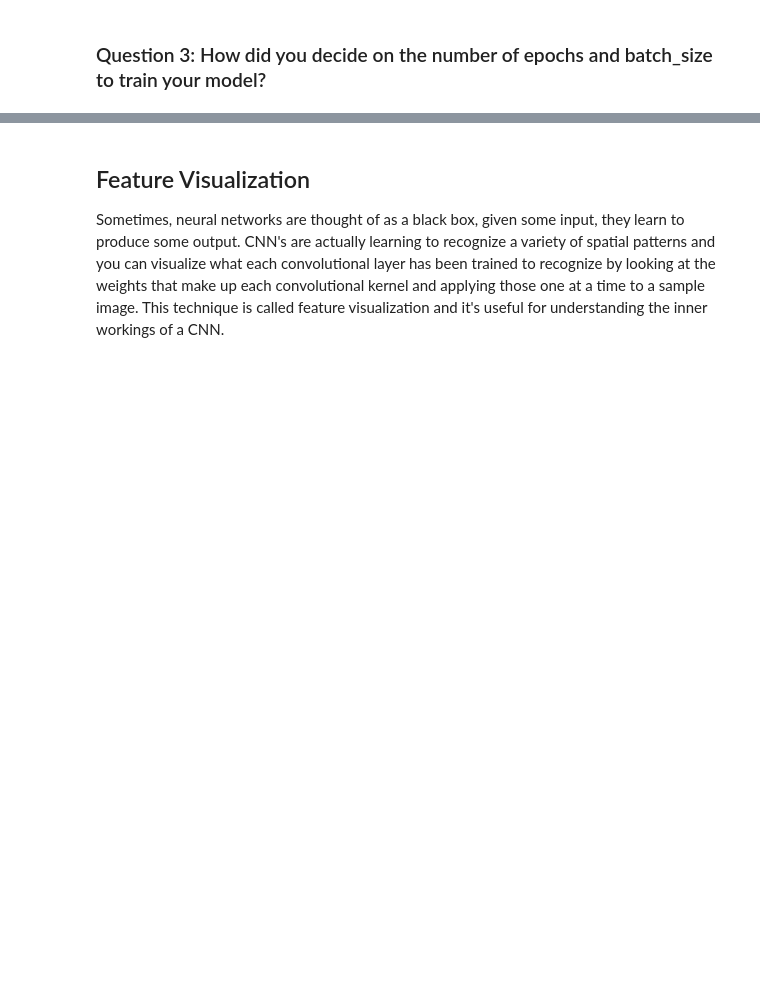
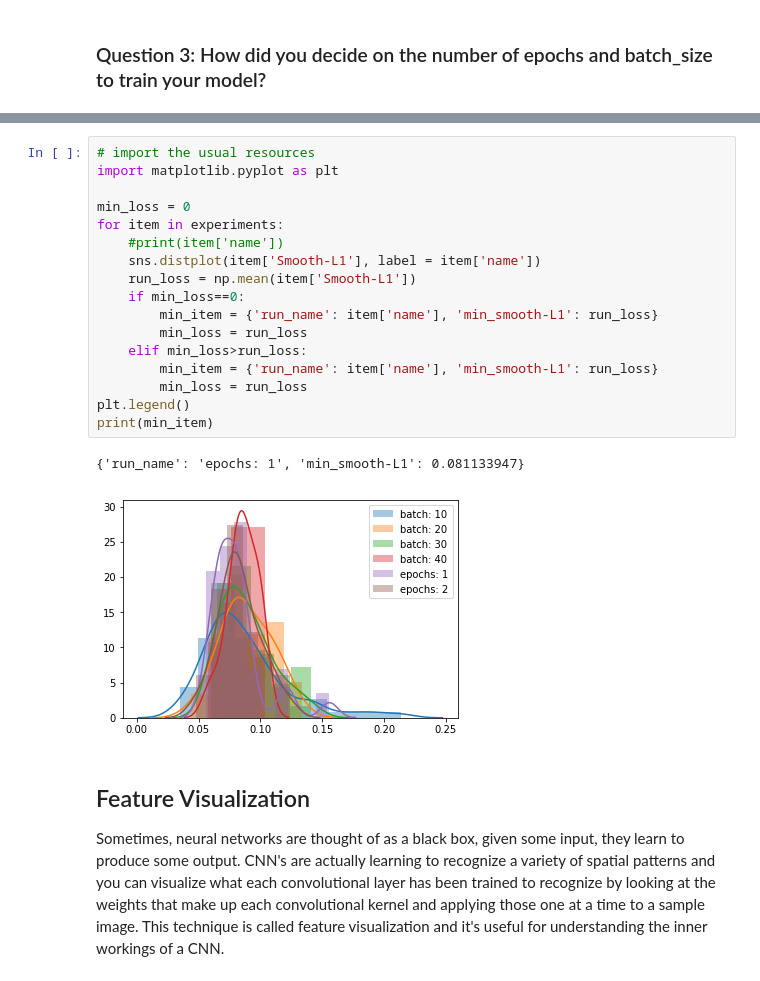
Before and after one commit to Data-drone/cvnd_facial_keypoints, a Jupyter notebook: 2. Define the Network Architecture.ipynb, the cells around one changed output, grey strips where cells are left out. Cells and saved outputs as stored; diff of their text form; blank space fills up the shorter version.

```diff
--- a/2. Define the Network Architecture.ipynb
+++ b/2. Define the Network Architecture.ipynb
@@ -770,3 +834,23 @@ NameError: name 'plt' is not defined
+# %%
+# import the usual resources
+import matplotlib.pyplot as plt
+
+min_loss = 0
+for item in experiments:
+    #print(item['name'])
+    sns.distplot(item['Smooth-L1'], label = item['name'])
+    run_loss = np.mean(item['Smooth-L1'])
+    if min_loss==0:
+        min_item = {'run_name': item['name'], 'min_smooth-L1': run_loss}
+        min_loss = run_loss
+    elif min_loss>run_loss:
+        min_item = {'run_name': item['name'], 'min_smooth-L1': run_loss}
+        min_loss = run_loss
+plt.legend()
+print(min_item)
+# %% [output]
+{'run_name': 'epochs: 1', 'min_smooth-L1': 0.081133947}
+[figure, added]
 # %% [markdown]
 ## Feature Visualization
 
```
Also changed, not shown: parts of 4 cells of this notebook, 1 other file.
